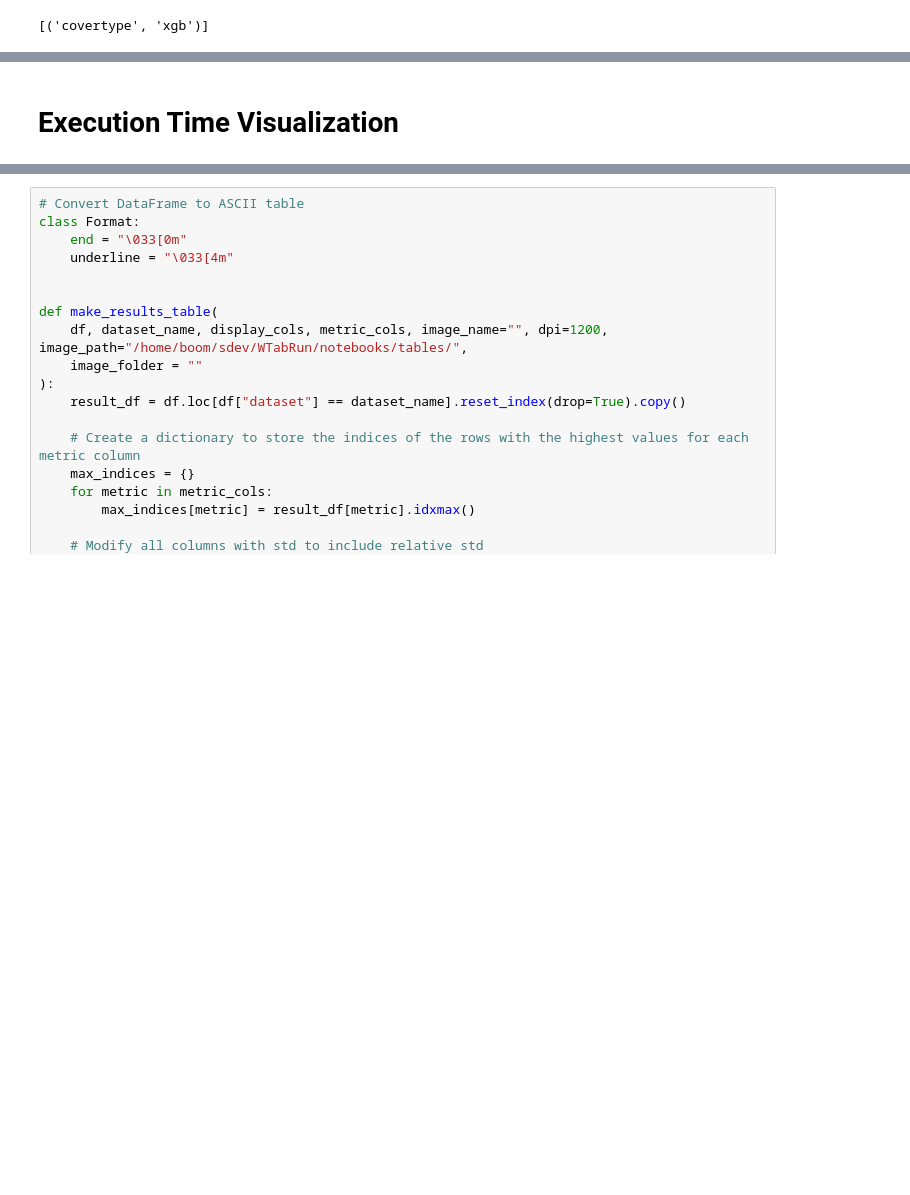
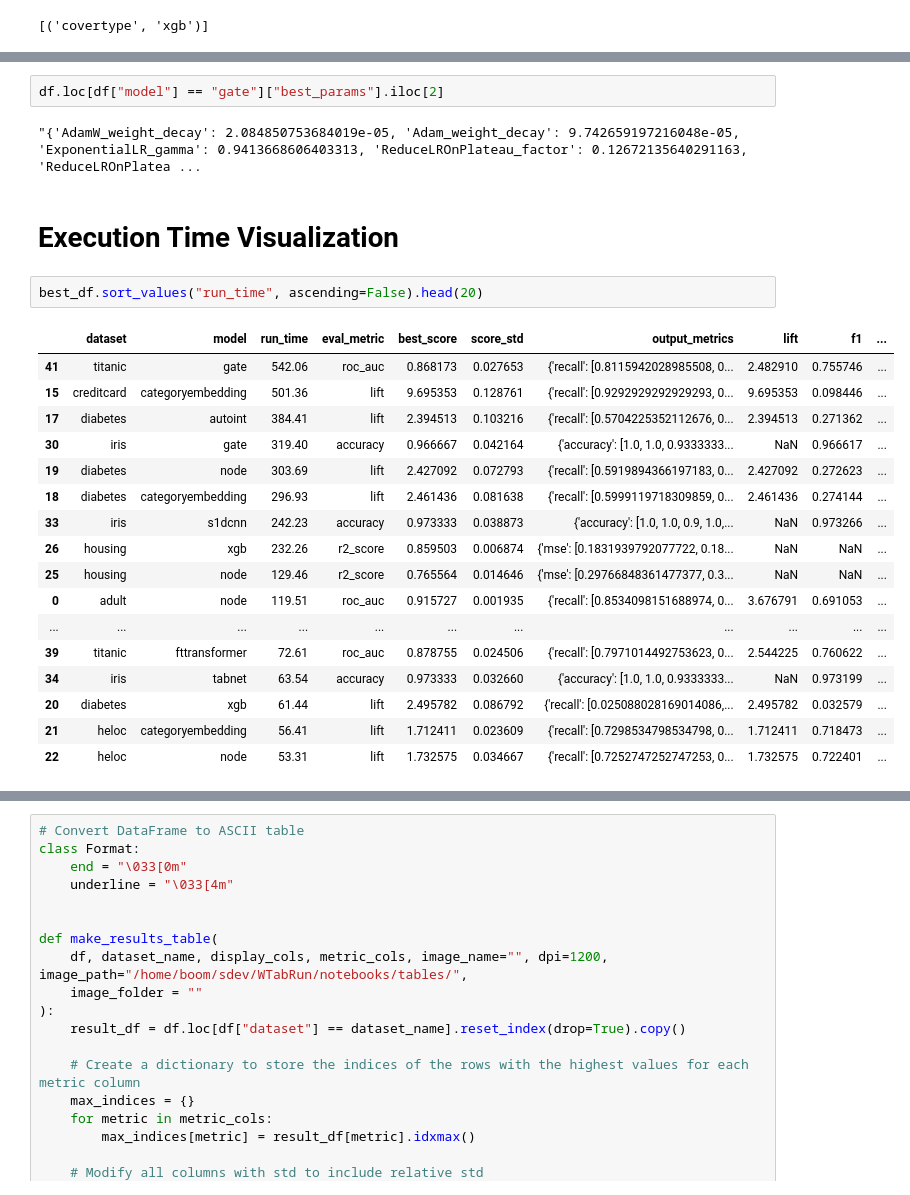
Before and after one commit to mdicio/AutoDeep, a Jupyter notebook: notebooks/ResultsExplorationBookFinal.ipynb, the cells around one changed output, grey strips where cells are left out. Drawn from its saved outputs; the diff is of its cells as text; blank space fills up the shorter version.

```diff
--- a/notebooks/ResultsExplorationBookFinal.ipynb
+++ b/notebooks/ResultsExplorationBookFinal.ipynb
@@ -178,5 +175,29 @@ adult            1
 Name: count, dtype: int64
+# %%
+df.loc[df["model"] == "gate"]["best_params"].iloc[2]
+# %% [output]
+"{'AdamW_weight_decay': 2.084850753684019e-05, 'Adam_weight_decay': 9.742659197216048e-05, 'ExponentialLR_gamma': 0.9413668606403313, 'ReduceLROnPlateau_factor': 0.12672135640291163, 'ReduceLROnPlatea ...
 # %% [markdown]
 # Execution Time Visualization
+# %%
+best_df.sort_values("run_time", ascending=False).head(20)
+# %% [output]
+|  | dataset | model | run_time | eval_metric | best_score | score_std | output_metrics | lift | f1 | ... |
+| 41 | titanic | gate | 542.06 | roc_auc | 0.868173 | 0.027653 | {'recall': [0.8115942028985508, 0... | 2.482910 | 0.755746 | ... |
+| 15 | creditcard | categoryembedding | 501.36 | lift | 9.695353 | 0.128761 | {'recall': [0.9292929292929293, 0... | 9.695353 | 0.098446 | ... |
+| 17 | diabetes | autoint | 384.41 | lift | 2.394513 | 0.103216 | {'recall': [0.5704225352112676, 0... | 2.394513 | 0.271362 | ... |
+| 30 | iris | gate | 319.40 | accuracy | 0.966667 | 0.042164 | {'accuracy': [1.0, 1.0, 0.9333333... | NaN | 0.966617 | ... |
+| 19 | diabetes | node | 303.69 | lift | 2.427092 | 0.072793 | {'recall': [0.5919894366197183, 0... | 2.427092 | 0.272623 | ... |
+| 18 | diabetes | categoryembedding | 296.93 | lift | 2.461436 | 0.081638 | {'recall': [0.5999119718309859, 0... | 2.461436 | 0.274144 | ... |
+| 33 | iris | s1dcnn | 242.23 | accuracy | 0.973333 | 0.038873 | {'accuracy': [1.0, 1.0, 0.9, 1.0,... | NaN | 0.973266 | ... |
+| 26 | housing | xgb | 232.26 | r2_score | 0.859503 | 0.006874 | {'mse': [0.1831939792077722, 0.18... | NaN | NaN | ... |
+| 25 | housing | node | 129.46 | r2_score | 0.765564 | 0.014646 | {'mse': [0.29766848361477377, 0.3... | NaN | NaN | ... |
+| 0 | adult | node | 119.51 | roc_auc | 0.915727 | 0.001935 | {'recall': [0.8534098151688974, 0... | 3.676791 | 0.691053 | ... |
+| ... | ... | ... | ... | ... | ... | ... | ... | ... | ... | ... |
+| 39 | titanic | fttransformer | 72.61 | roc_auc | 0.878755 | 0.024506 | {'recall': [0.7971014492753623, 0... | 2.544225 | 0.760622 | ... |
+| 34 | iris | tabnet | 63.54 | accuracy | 0.973333 | 0.032660 | {'accuracy': [1.0, 1.0, 0.9333333... | NaN | 0.973199 | ... |
+| 20 | diabetes | xgb | 61.44 | lift | 2.495782 | 0.086792 | {'recall': [0.025088028169014086,... | 2.495782 | 0.032579 | ... |
+| 21 | heloc | categoryembedding | 56.41 | lift | 1.712411 | 0.023609 | {'recall': [0.7298534798534798, 0... | 1.712411 | 0.718473 | ... |
+| 22 | heloc | node | 53.31 | lift | 1.732575 | 0.034667 | {'recall': [0.7252747252747253, 0... | 1.732575 | 0.722401 | ... |
 # %%
 # Group by the "dataset" column and aggregate "run_time" using the sum function
```
Also changed, not shown: parts of 14 cells of this notebook, 24 other files.
